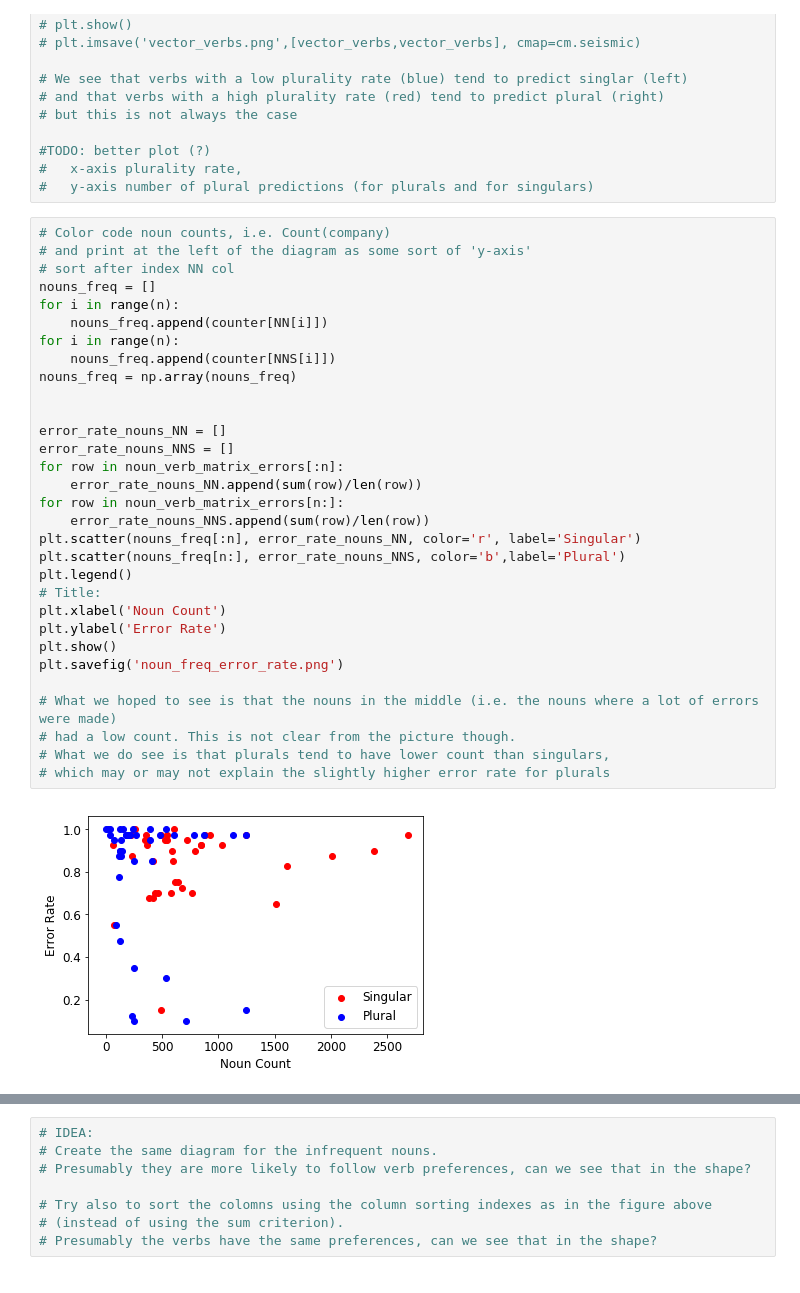
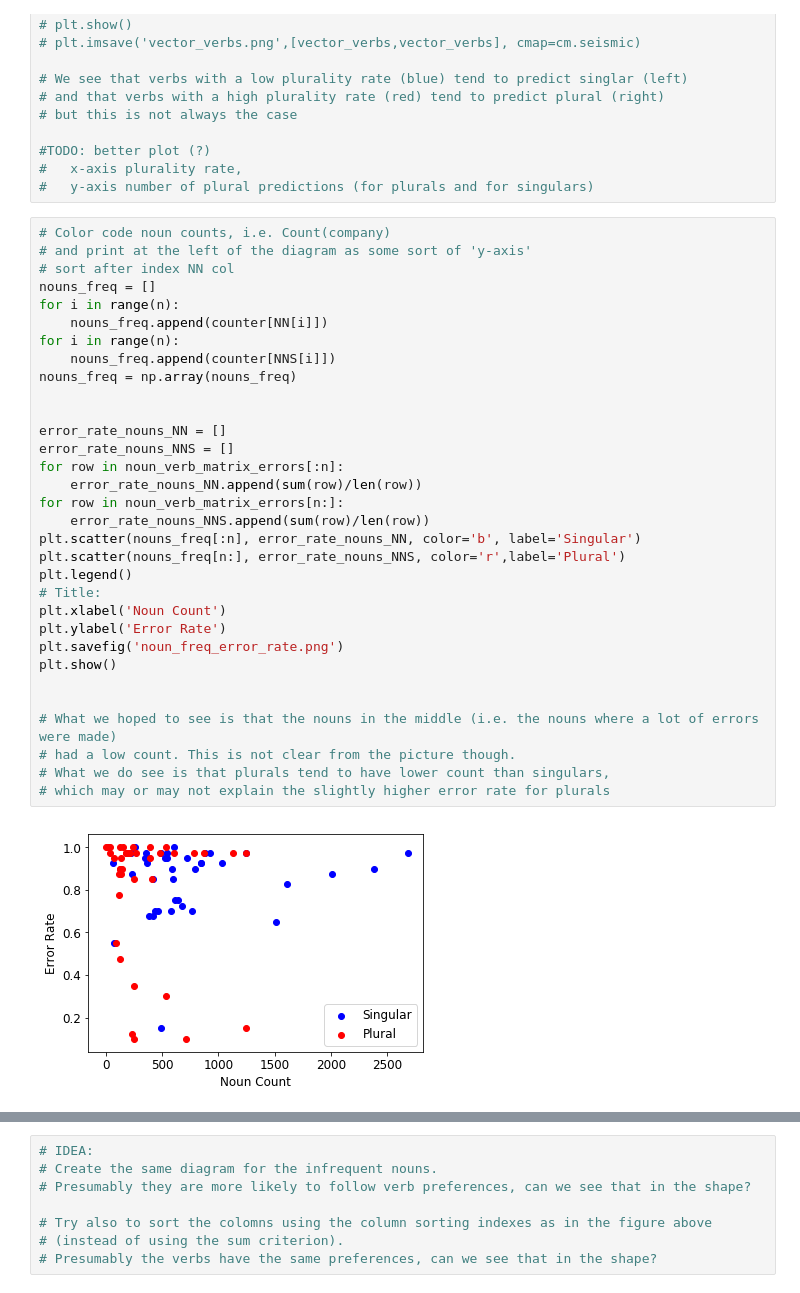
Before and after one commit to davidmrau/nlp1, a Jupyter notebook: experiments/Experiment_with_noun_verb_matrix_david.ipynb, the cells around one changed output, grey strips where cells are left out. Drawn from its saved outputs; the diff is of its cells as text.

```diff
--- a/experiments/Experiment_with_noun_verb_matrix_david.ipynb
+++ b/experiments/Experiment_with_noun_verb_matrix_david.ipynb
@@ -241,36 +241,37 @@ vector_verbs = vector_verbs[noun_verb_matrix_plural_prediction_sorted_idx_col]
 # %%
 # Color code noun counts, i.e. Count(company)
 # and print at the left of the diagram as some sort of 'y-axis'
 # sort after index NN col
 nouns_freq = []
 for i in range(n):
     nouns_freq.append(counter[NN[i]])
 for i in range(n):
     nouns_freq.append(counter[NNS[i]])
 nouns_freq = np.array(nouns_freq)
 
 
 error_rate_nouns_NN = []
 error_rate_nouns_NNS = []
 for row in noun_verb_matrix_errors[:n]:
     error_rate_nouns_NN.append(sum(row)/len(row))
 for row in noun_verb_matrix_errors[n:]:
     error_rate_nouns_NNS.append(sum(row)/len(row))
-plt.scatter(nouns_freq[:n], error_rate_nouns_NN, color='r', label='Singular')
-plt.scatter(nouns_freq[n:], error_rate_nouns_NNS, color='b',label='Plural')
+plt.scatter(nouns_freq[:n], error_rate_nouns_NN, color='b', label='Singular')
+plt.scatter(nouns_freq[n:], error_rate_nouns_NNS, color='r',label='Plural')
 plt.legend()
 # Title:
 plt.xlabel('Noun Count')
 plt.ylabel('Error Rate')
+plt.savefig('noun_freq_error_rate.png')
 plt.show()
-plt.savefig('noun_freq_error_rate.png')
+
 
 # What we hoped to see is that the nouns in the middle (i.e. the nouns where a lot of errors were made)
 # had a low count. This is not clear from the picture though.
 # What we do see is that plurals tend to have lower count than singulars,
 # which may or may not explain the slightly higher error rate for plurals
 # %% [output]
-[figure, old version]
+[figure, new version]
 # %%
 i2w = np.vectorize(lambda i: NN[i] if i < n else NNS[i-n])
 sorted_nouns = i2w(row_indices)
```
Also changed, not shown: parts of 5 cells of this notebook, 6 other files.
